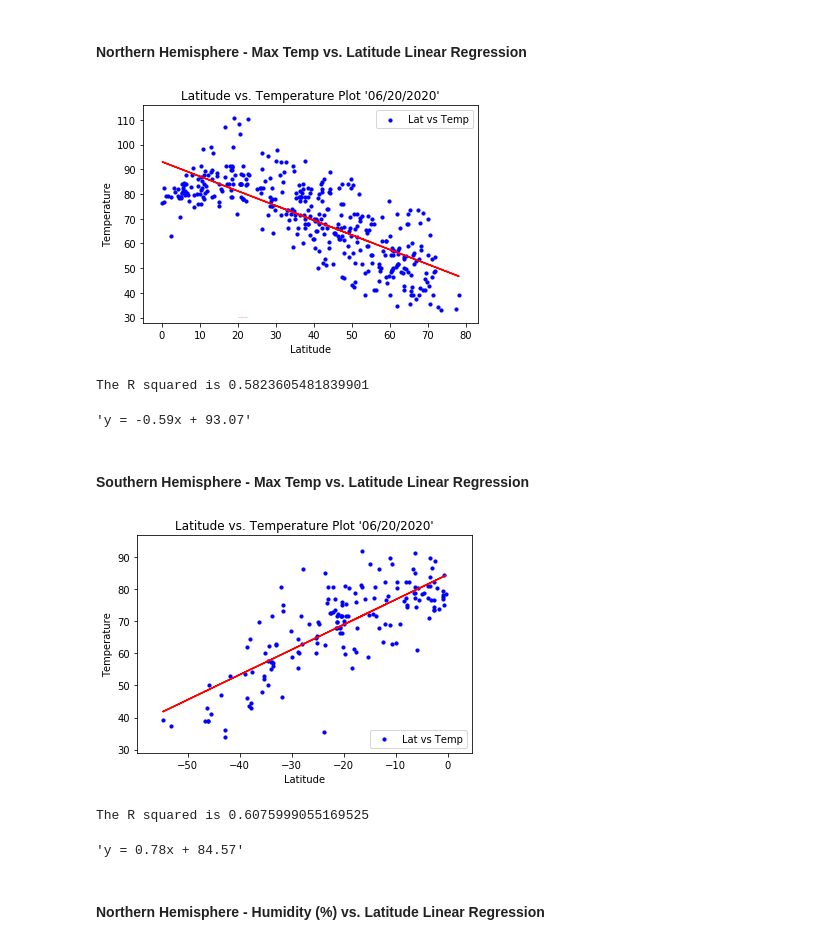
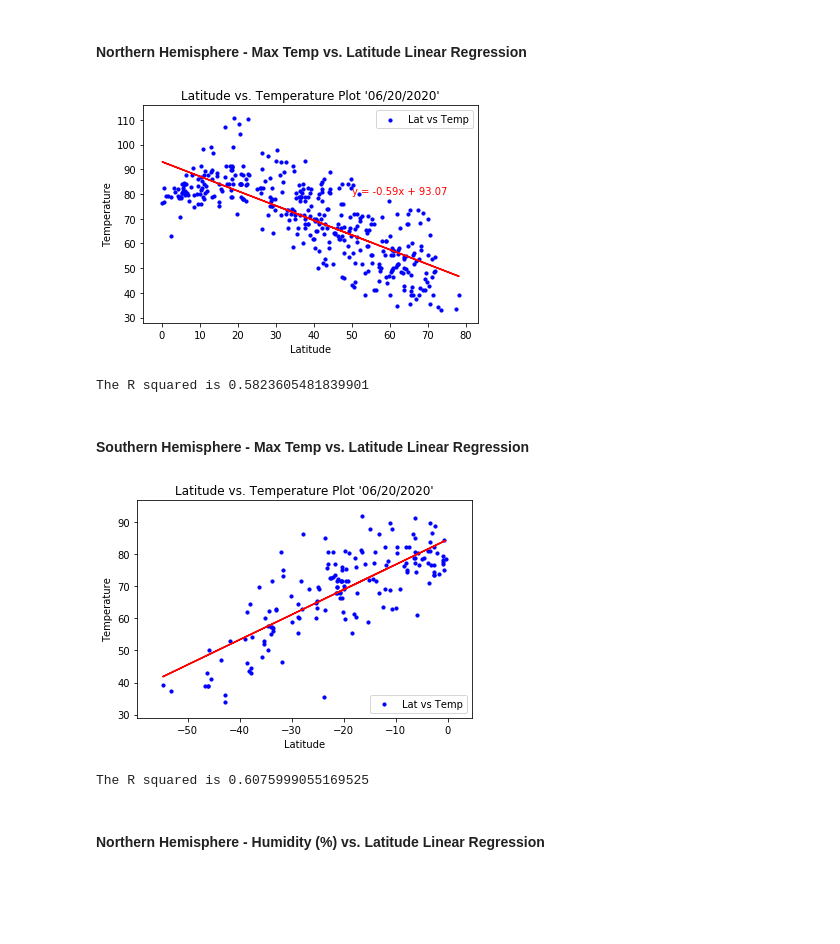
Before and after one commit to olivesun1213/APIhomework, a Jupyter notebook: Unit 06 - Python - APIs_Homework_Instructions_starter_code_WeatherPy.ipynb, the cells around one changed output. Saved outputs shown, nothing was run; the diff lists cells and outputs as text; code cells hidden in the pictures; blank space fills up the shorter version.

```diff
--- a/Unit 06 - Python - APIs_Homework_Instructions_starter_code_WeatherPy.ipynb
+++ b/Unit 06 - Python - APIs_Homework_Instructions_starter_code_WeatherPy.ipynb
@@ -295,7 +293,7 @@ plt.scatter(lattitude,temperature,marker="o",color="b",s=10,label="Lat vs Temp")
 plt.plot(lattitude,regress_values,"r-")
 #format
 plt.title("Latitude vs. Temperature Plot '06/20/2020'")
-plt.annotate(line_equation,(20,30),fontsize=1,color="red")
+plt.annotate(line_equation,(20,30),xytext=(50, 80),fontsize=10,color="red")
 plt.legend(loc="upper right")
 plt.xlabel("Latitude")
 plt.ylabel("Temperature")
@@ -306,37 +304,35 @@ plt.show()
 rsquared=rvalue**2
 print(f"The R squared is {rsquared}")
 # %% [output]
-[figure, old version]
+[figure, new version]
 The R squared is 0.5823605481839901
-'y = -0.59x + 93.07'
 # %% [markdown]
 ####  Southern Hemisphere - Max Temp vs. Latitude Linear Regression
 # %%
 lattitude=Southern["Lat"]
 temperature=Southern["Max Temp"]
 #regresstion
 (slope, intercept, rvalue, pvalue, stderr) = linregress(lattitude, temperature)
 regress_values = lattitude * slope + intercept
 line_equation = "y = " + str(round(slope,2)) + "x + " + str(round(intercept,2))
 #plot
 plt.scatter(lattitude,temperature,marker="o",color="b",s=10,label="Lat vs Temp")
 plt.plot(lattitude,regress_values,"r-")
 #format
 plt.title("Latitude vs. Temperature Plot '06/20/2020'")
-plt.annotate(line_equation,(20,30),fontsize=1,color="red")
+plt.annotate(line_equation,(40,50),xytext=(-30, 50),fontsize=1,color="red")
 plt.legend(loc="lower right")
 plt.xlabel("Latitude")
 plt.ylabel("Temperature")
 plt.xlim(min(lattitude)-5, max(lattitude)+5)
 plt.ylim(min(temperature)-5,max(temperature)+5)
 plt.savefig("Output_PNG/Southern_Latitude_vs._Temperature_Plot.PNG")
 plt.show()
 rsquared=rvalue**2
 print(f"The R squared is {rsquared}")
 # %% [output]
-[figure, old version]
+[figure, new version]
 The R squared is 0.6075999055169525
-'y = 0.78x + 84.57'
 # %% [markdown]
 ####  Northern Hemisphere - Humidity (%) vs. Latitude Linear Regression
 # %%
```
Also changed, not shown: parts of 7 cells of this notebook, 3 other files.
